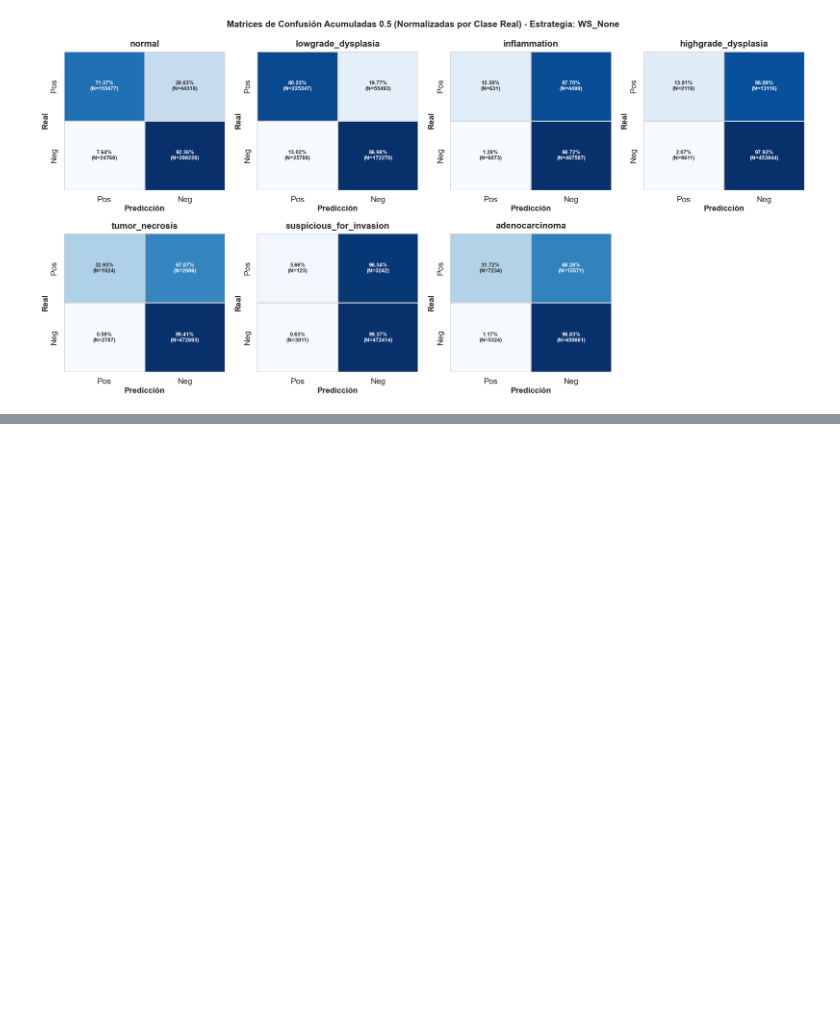
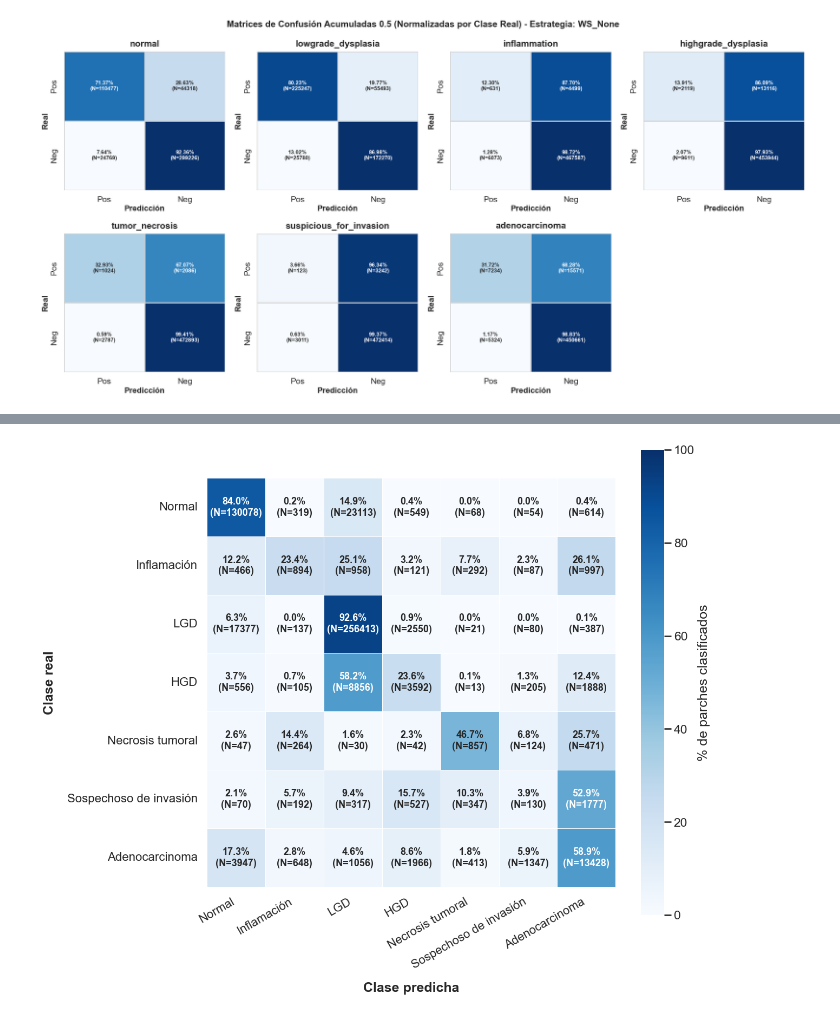
Before and after one commit to GuigonteDEV/TFG_GuillermoGonzalez, a Jupyter notebook: notebooks/results.ipynb, the cells around one changed output, grey strips where cells are left out. Drawn from its saved outputs; the diff is of its cells as text; code cells hidden in the pictures; blank space fills up the shorter version.

```diff
--- a/notebooks/results.ipynb
+++ b/notebooks/results.ipynb
@@ -1099,7 +2305,24 @@ DATA_DIR = ROOT / 'UNI_output_hierarchical'
 
 SEEDS = [22, 32, 42, 52, 62]
 FOLDS = [1, 2, 3, 4, 5]
-CLASES = ["normal", "inflammation", "lowgrade_dysplasia",  "highgrade_dysplasia", "tumor_necrosis", "suspicious_for_invasion", "adenocarcinoma"]
+
+# =========================================================
+# CONFIGURACIÓN DE TAMAÑOS DE FUENTE (Regúlalo aquí)
+# =========================================================
+TAMANO_TEXTO_CELDAS = 13  # Cambia este número para hacer el texto interno más grande o pequeño
+# =========================================================
+
+CLASES = ["normal", "inflammation", "lowgrade_dysplasia", "highgrade_dysplasia", "tumor_necrosis", "suspicious_for_invasion", "adenocarcinoma"]
+
+CLASES_ESPANOL = [
+    "Normal",
+    "Inflamación",
+    "LGD",
+    "HGD",
+    "Necrosis tumoral",
+    "Sospechoso de invasión",
+    "Adenocarcinoma"
+]
 
 acumulado_mc = np.zeros((len(CLASES), len(CLASES)), dtype=np.int64)
 
@@ -1128,51 +2351,60 @@ for seed in SEEDS:
 
         acumulado_mc += cm
 
-
 cm = acumulado_mc
 
 cm_pct = (
     cm.astype(float)
     / cm.sum(axis=1, keepdims=True)
 ) * 100
 
 annot = np.empty_like(cm, dtype=object)
 
 for i in range(cm.shape[0]):
     for j in range(cm.shape[1]):
-
         annot[i, j] = (
             f"{cm_pct[i,j]:.1f}%\n"
             f"(N={cm[i,j]})"
         )
 
-plt.figure(figsize=(12,10))
+# Configuramos el estilo visual limpio
+sns.set_theme(style="white", context="talk")
+plt.figure(figsize=(13, 11))
 
 sns.heatmap(
     cm_pct,
     annot=annot,
     fmt="",
     cmap="Blues",
-    xticklabels=CLASES,
-    yticklabels=CLASES,
-    linewidths=0.5
+    xticklabels=CLASES_ESPANOL,
+    yticklabels=CLASES_ESPANOL,
+    linewidths=0.5,
+    square=True,
+    cbar_kws={"label": "% de parches clasificados"},
+    vmin=0, vmax=100,
+    # NUEVO: Aquí se regula el tamaño y peso de la fuente interna de las celdas
+    annot_kws={"size": TAMANO_TEXTO_CELDAS, "weight": "semibold"}
 )
 
-plt.xlabel("Predicción")
-plt.ylabel("Clase real")
+# Títulos de los ejes formales
+plt.xlabel("Clase predicha", fontsize=18, fontweight="bold", labelpad=15)
+plt.ylabel("Clase real", fontsize=18, fontweight="bold", labelpad=15)
 
-plt.title(
-    "Matriz de confusión acumulada\n",
-    fontsize=16,
-    weight="bold"
-)
+
+plt.xticks(rotation=30, ha="right", fontsize=16)
+plt.yticks(rotation=0, fontsize=16)
 
 plt.tight_layout()
 
+# Asegurar que existe la carpeta de guardado
+(ROOT / "plots_interesantes").mkdir(parents=True, exist_ok=True)
+
 plt.savefig(
-    ROOT / "plots_interesantes" /
-    "UNI_confusion_matrix_multiclase.png",
-    dpi=300
+    ROOT / "plots_interesantes" / "confusion_matrix_UNI.png",
+    dpi=300,
+    bbox_inches='tight'
 )
 
 plt.show()
+# %% [output]
+[figure, added]
```
Also changed, not shown: parts of 14 cells of this notebook, 11 other files.
